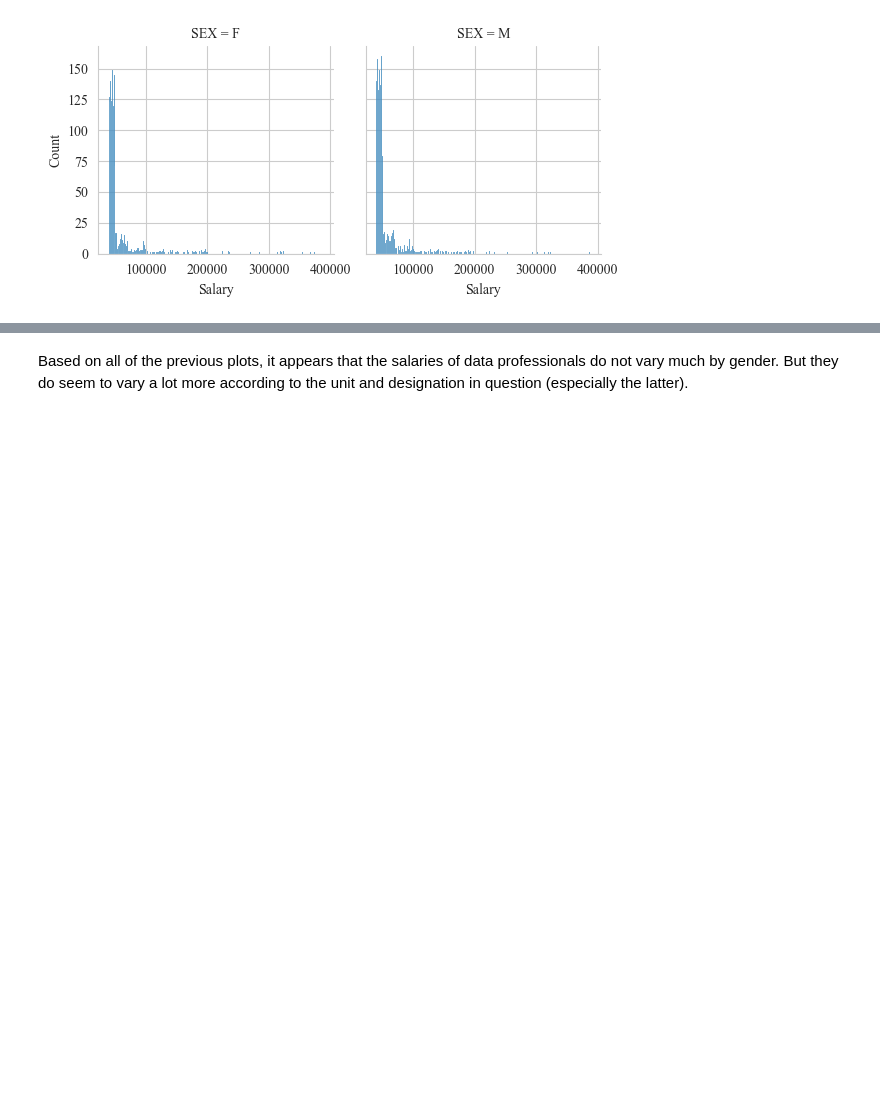
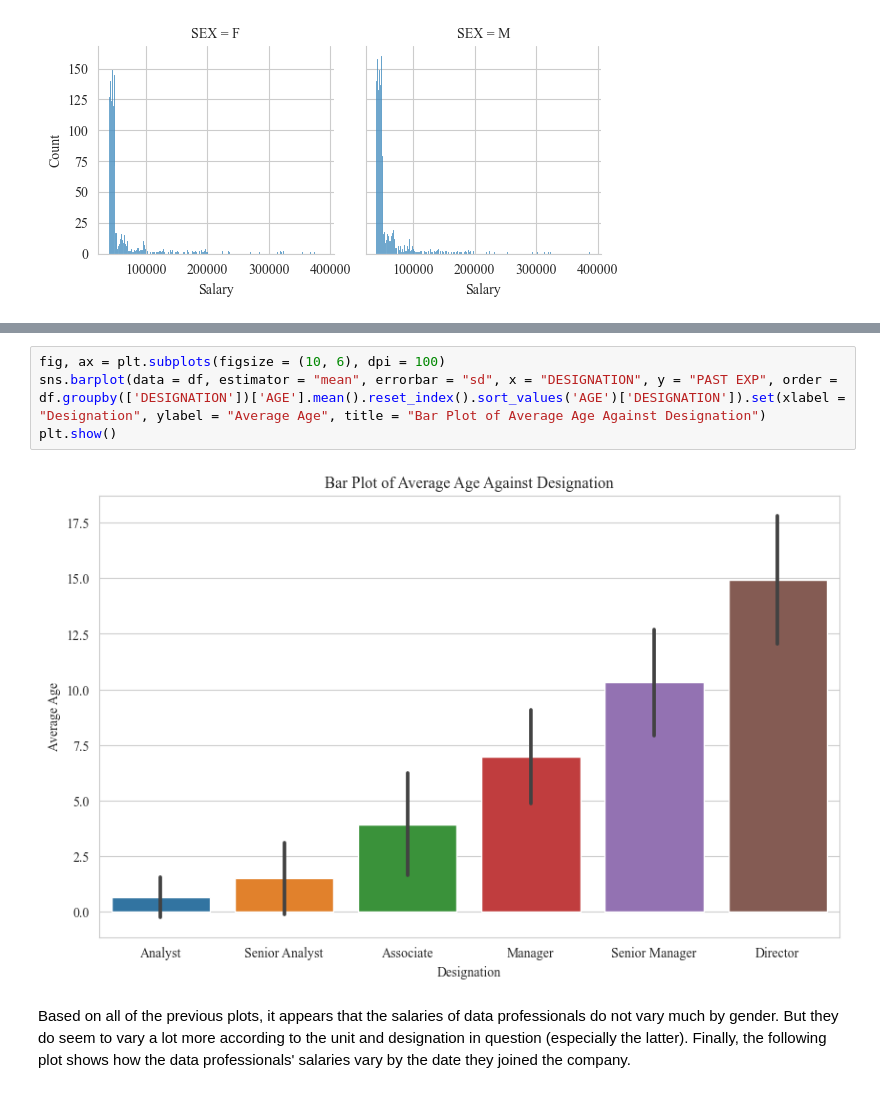
Before and after one commit to mzakariaz/MIP-Machine-Learning-Project-1, a Jupyter notebook: salary-predictions.ipynb, the cells around one changed output, grey strips where cells are left out. Cells and saved outputs as stored; diff of their text form; blank space fills up the shorter version.

```diff
--- a/salary-predictions.ipynb
+++ b/salary-predictions.ipynb
@@ -292,2 +291,8 @@ plt.show()
+# %%
+fig, ax = plt.subplots(figsize = (10, 6), dpi = 100)
+sns.barplot(data = df, estimator = "mean", errorbar = "sd", x = "DESIGNATION", y = "PAST EXP", order = df.groupby(['DESIGNATION'])['AGE'].mean().reset_index().sort_values('AGE')['DESIGNATION']).set(xlabel = "Designation", ylabel = "Average Age", title = "Bar Plot of Average Age Against Designation")
+plt.show()
+# %% [output]
+[figure, added]
 # %% [markdown]
-Based on all of the previous plots, it appears that the salaries of data professionals do not vary much by gender. But they do seem to vary a lot more according to the unit and designation in question (especially the latter).
+Based on all of the previous plots, it appears that the salaries of data professionals do not vary much by gender. But they do seem to vary a lot more according to the unit and designation in question (especially the latter). Finally, the following plot shows how the data professionals' salaries vary by the date they joined the company.
```
Also changed, not shown: parts of 13 cells of this notebook.
